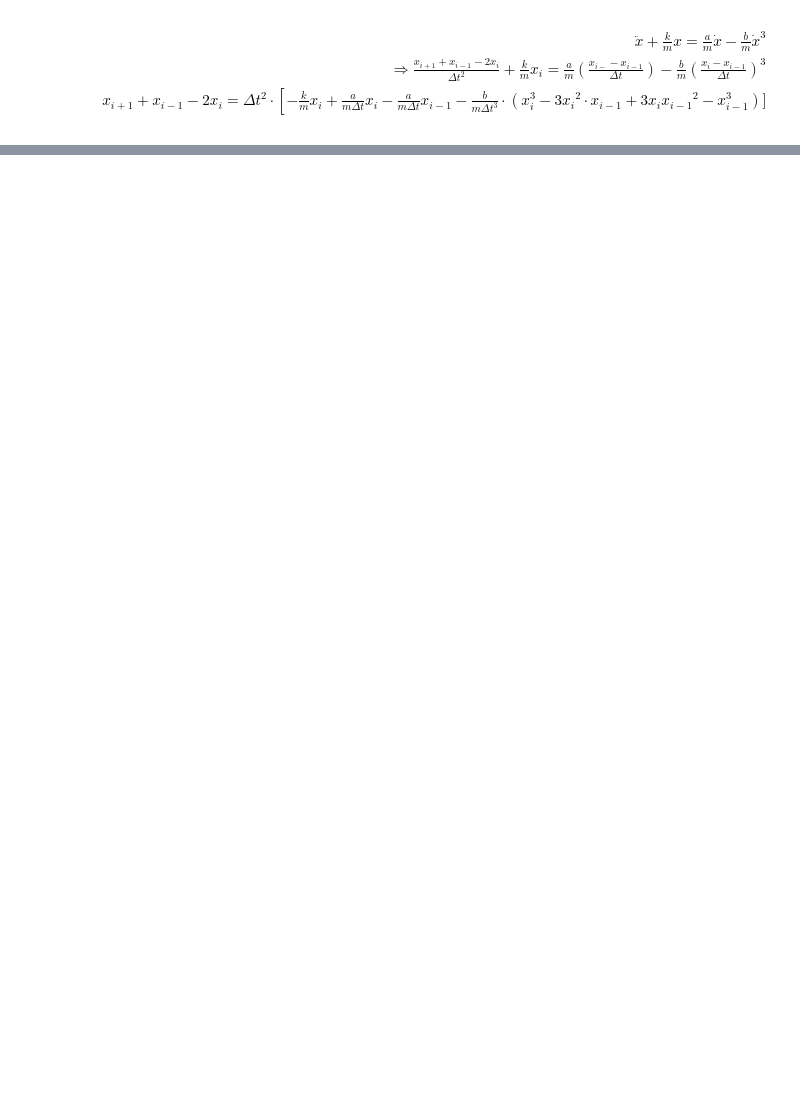
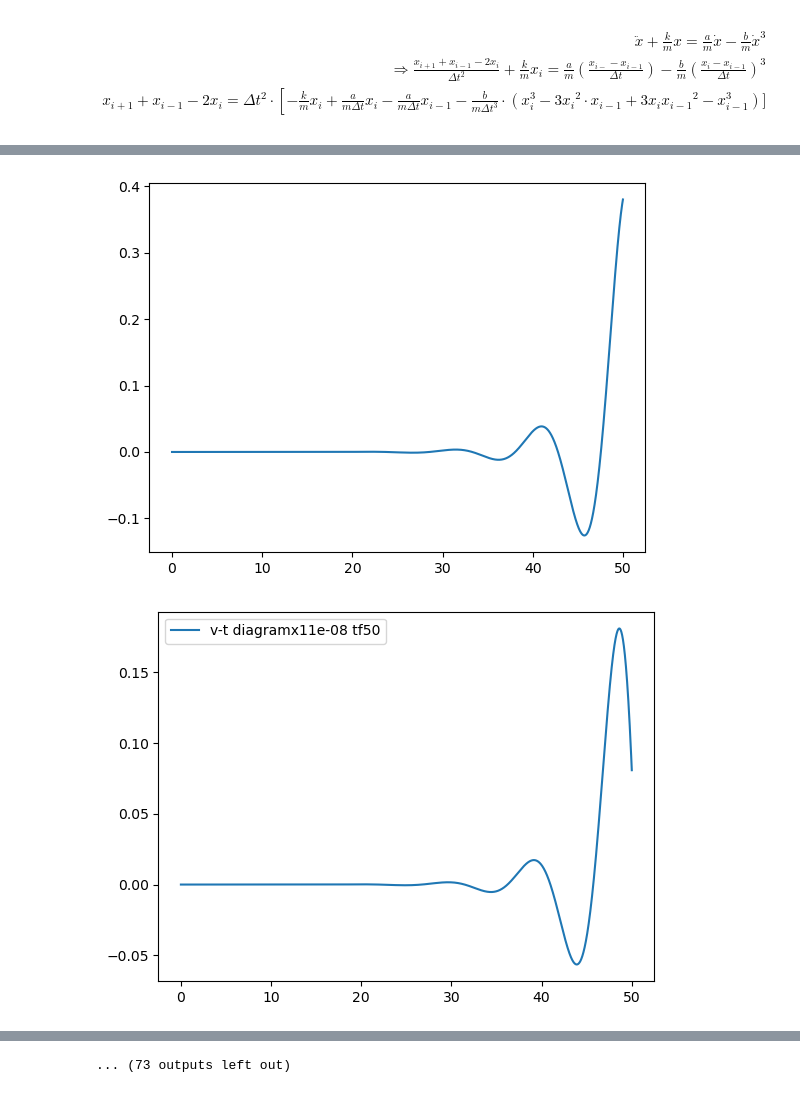
Before and after one commit to ZilD117/Comp-Physics, a Jupyter notebook: class2.ipynb, the cells around one changed output, grey strips where cells are left out. Cells and saved outputs as stored; diff of their text form; code cells hidden in the pictures; blank space fills up the shorter version.

```diff
--- a/class2.ipynb
+++ b/class2.ipynb
@@ -53,0 +120,32 @@ plt.show()
+# %%
+#methods(x0, x1, t0,t_final,delta_t):
+tf_l = [50,500,5000,50000,5e5,5e6]
+x1_l = [1e-8,1e-5,1e-2,1e1,1e4,1e7]
+
+for tf in tf_l:
+    for x_1 in x1_l:
+
+        # For x-t diagram
+        x,t = methods(0,x_1,0,tf,0.01)
+        plt.plot(t,x,label=f"x-t diagram x1{x_1} tf{tf}")
+        plt.show()
+
+
+        #for v-t diagram & Assume the initial velocity is 0
+        delta_t = 0.01
+        v = [(x[i+1]-x[i])/delta_t for i in range(len(x)-1)]
+        t1 = np.delete(t,0)
+        plt.plot(t1,v,label=f"v-t diagramx1{x_1} tf{tf}")
+        plt.legend()
+        plt.show()
+
+
+
+        x1 = np.delete(x,0)
+        plt.plot(x1,v,label=f"v-x diagramx1{x_1} tf{tf}")
+
+        plt.legend()
+        plt.show()
+# %% [output]
+[figure, added]
+[figure, added]
@@ -53,0 +162 @@ plt.show()
+... (73 outputs left out)
```
Also changed, not shown: parts of 3 cells of this notebook.
